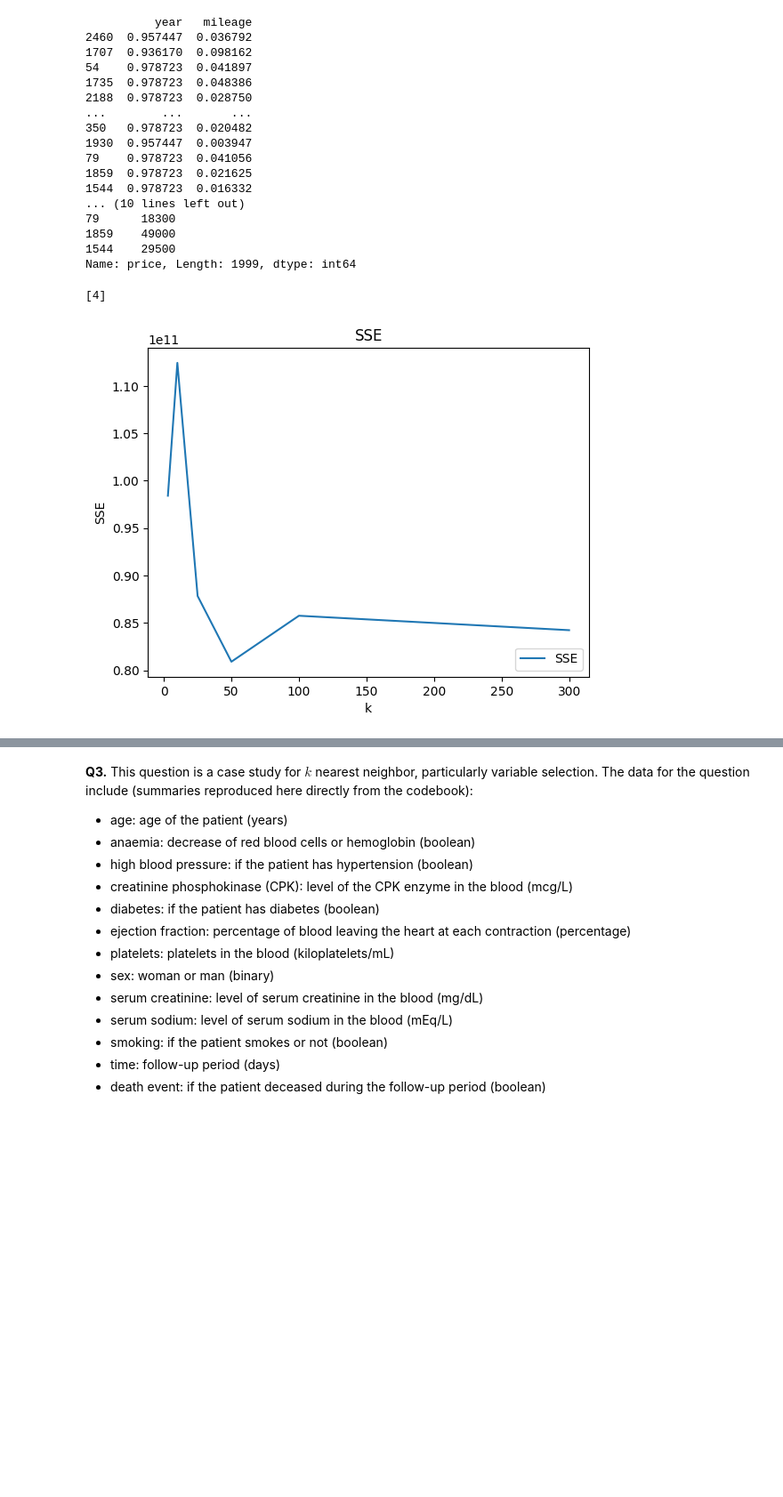
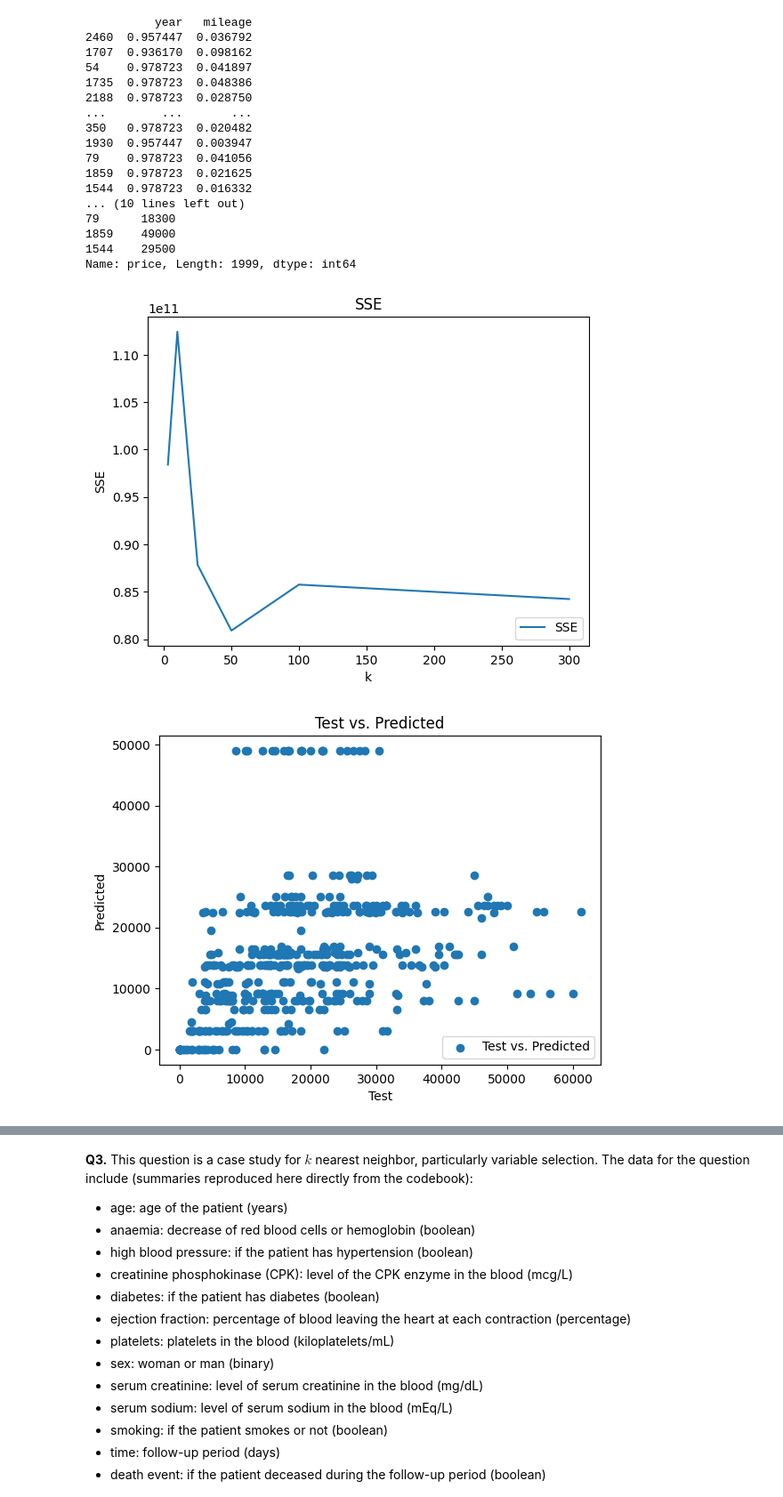
Before and after one commit to ToriStoner/assignment3, a Jupyter notebook: assignment_knn_and_kmc.ipynb, the cells around one changed output, grey strips where cells are left out. Shown at 89% size. Saved outputs shown, nothing was run; the diff lists cells and outputs as text; code cells hidden in the pictures; blank space fills up the shorter version.

```diff
--- a/assignment_knn_and_kmc.ipynb
+++ b/assignment_knn_and_kmc.ipynb
@@ -340,9 +348,13 @@ print(y_train)
 1544    29500
 Name: price, Length: 1999, dtype: int64
 # %%
-#Q4
+#Q4      #not sure if this is right
 
 from sklearn.neighbors import KNeighborsRegressor as kNNRegression
+import seaborn as sns
+from sklearn.neighbors import KNeighborsClassifier
+
+
 k_bar = [3,10,25,50,100,300]
 SSE = []
 for k in k_bar:
@@ -356,7 +368,6 @@ for k in k_bar:
 SSE_min = np.min(SSE)
 min_index = np.where(SSE==SSE_min)
 k_star = k_grid[min_index]
-pn(k_star)
 
 plt.plot(k_bar,SSE,label='SSE')
 plt.xlabel("k")
@@ -369,8 +380,16 @@ plt.show()
 #As you increase the value of k, the SSE decreases
 #need to make a scatterplot showing the test value plotted against the predicted
 # %% [output]
-[4]
 [figure]
+# %%
+plt.scatter(y_test,y_hat,label='Test vs. Predicted')
+plt.xlabel("Test")
+plt.ylabel("Predicted")
+plt.legend(loc='lower right')
+plt.title('Test vs. Predicted')
+plt.show()
+# %% [output]
+[figure, added]
 # %%
 #Q5
 from sklearn.neighbors import KNeighborsClassifier
```
Also changed, not shown: parts of 13 cells of this notebook.
